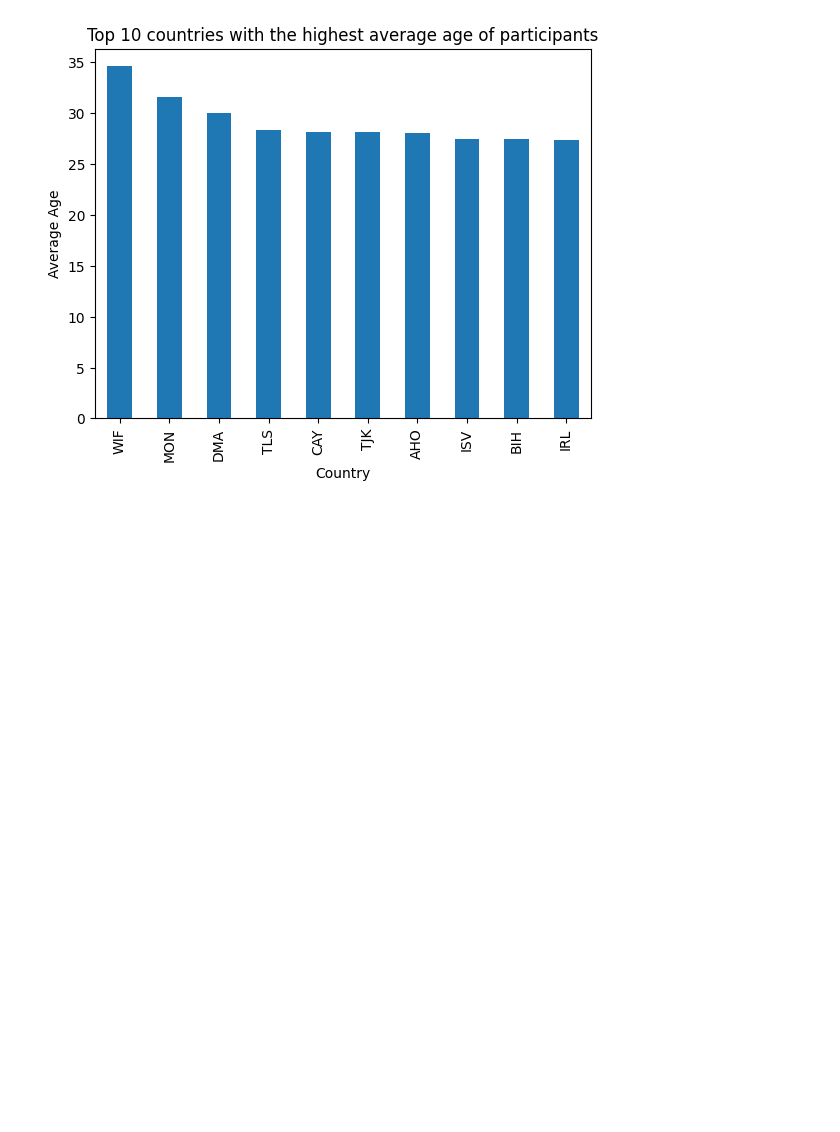
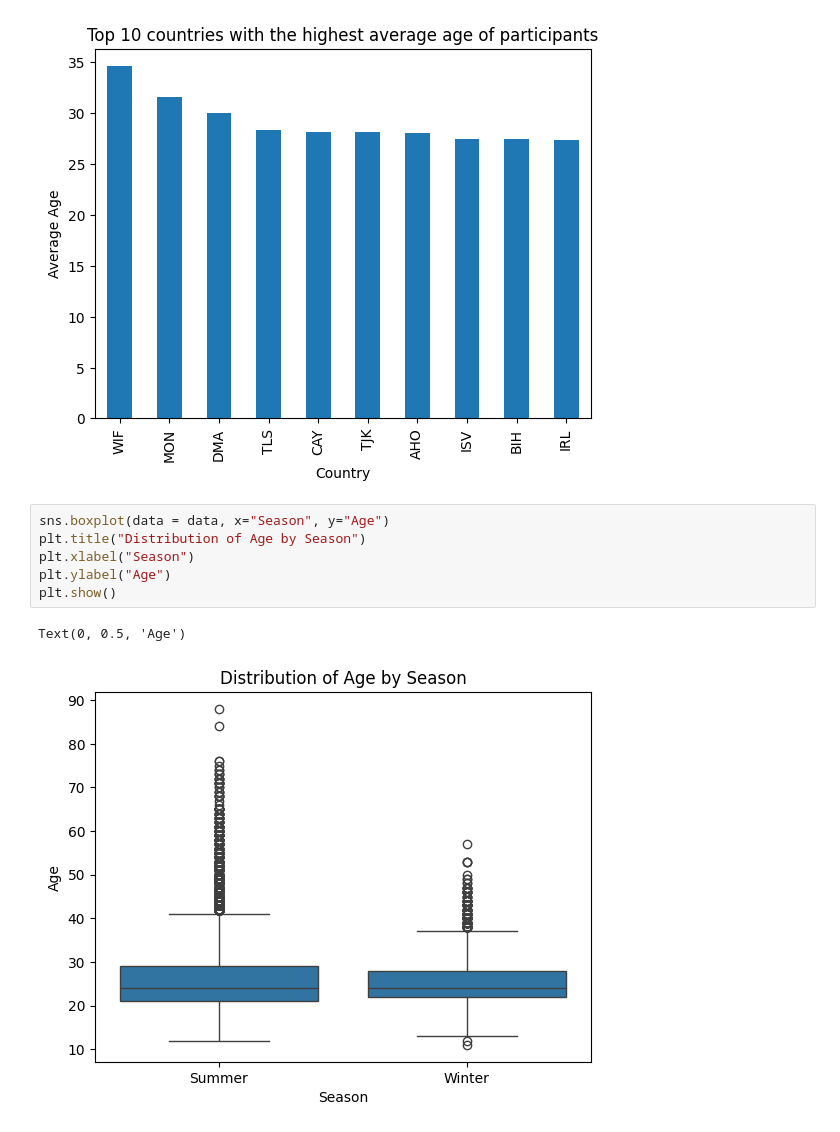
Before and after one commit to samwanyua/Exploratory-Data-Analysis-EDA--Olympics-Dataset, a Jupyter notebook: Notebook.ipynb, the cells around one changed output. Cells and saved outputs as stored; diff of their text form; blank space fills up the shorter version.

Commit message:
Data Visualization with Seaborn

```diff
--- a/Notebook.ipynb
+++ b/Notebook.ipynb
@@ -268,3 +268,12 @@ plt.xticks(rotation = 90)
 plt.show()
 # %% [output]
 [figure]
+# %%
+sns.boxplot(data = data, x="Season", y="Age")
+plt.title("Distribution of Age by Season")
+plt.xlabel("Season")
+plt.ylabel("Age")
+plt.show()
+# %% [output]
+Text(0, 0.5, 'Age')
+[figure, added]
```
Also changed, not shown: parts of 3 cells of this notebook.
